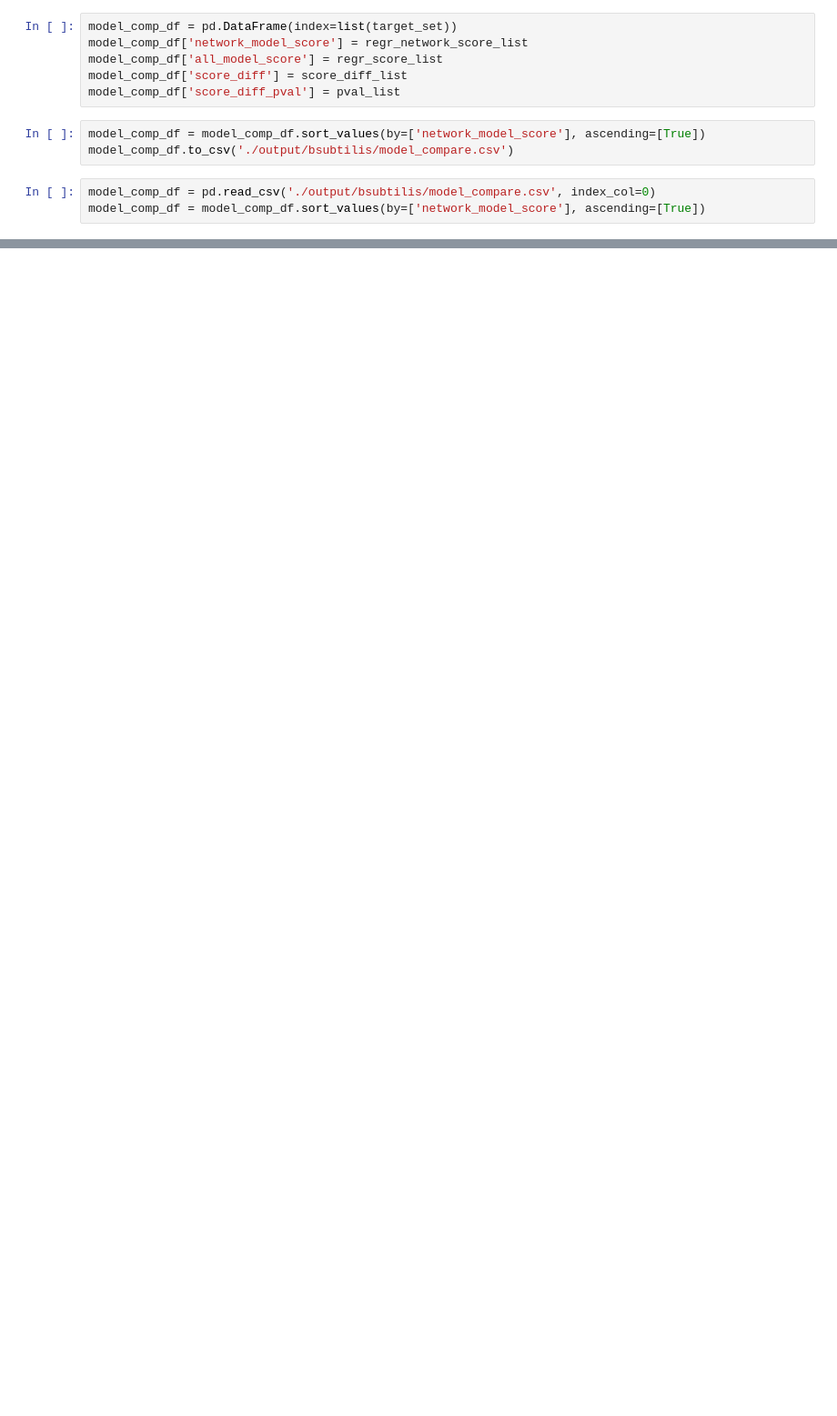
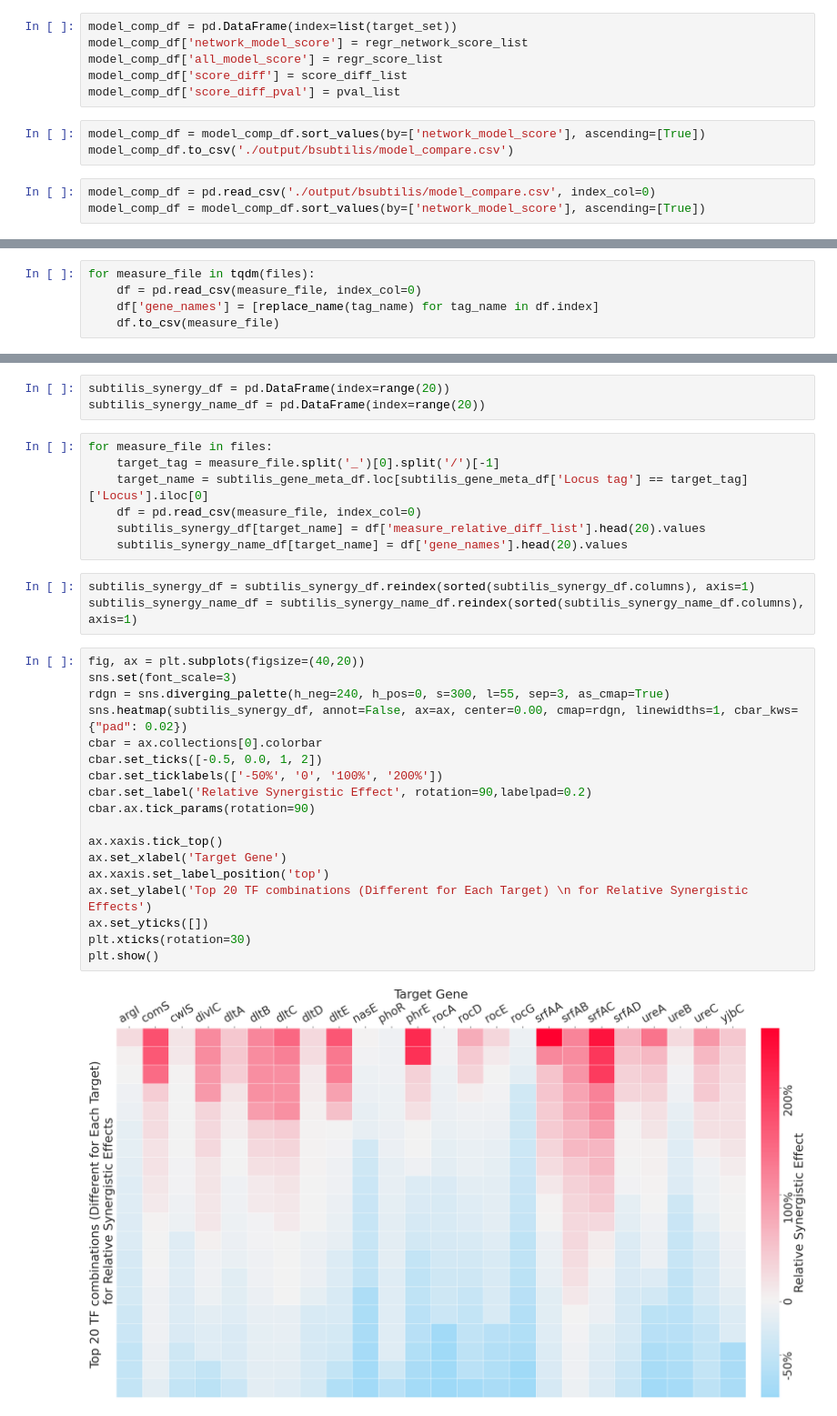
Before and after one commit to IcyFermion/feature_synergy, a Jupyter notebook: subtilis_exp.ipynb, the cells around one changed output, grey strips where cells are left out. Shown: that part at 91% size. Saved outputs shown, nothing was run; the diff lists cells and outputs as text; blank space fills up the shorter version.

```diff
--- a/subtilis_exp.ipynb
+++ b/subtilis_exp.ipynb
@@ -226,0 +229,5 @@ df
+# %%
+for measure_file in tqdm(files):
+    df = pd.read_csv(measure_file, index_col=0)
+    df['gene_names'] = [replace_name(tag_name) for tag_name in df.index]
+    df.to_csv(measure_file)
@@ -226,0 +238,33 @@ df
+# %%
+subtilis_synergy_df = pd.DataFrame(index=range(20))
+subtilis_synergy_name_df = pd.DataFrame(index=range(20))
+# %%
+for measure_file in files:
+    target_tag = measure_file.split('_')[0].split('/')[-1]
+    target_name = subtilis_gene_meta_df.loc[subtilis_gene_meta_df['Locus tag'] == target_tag]['Locus'].iloc[0]
+    df = pd.read_csv(measure_file, index_col=0)
+    subtilis_synergy_df[target_name] = df['measure_relative_diff_list'].head(20).values
+    subtilis_synergy_name_df[target_name] = df['gene_names'].head(20).values
+# %%
+subtilis_synergy_df = subtilis_synergy_df.reindex(sorted(subtilis_synergy_df.columns), axis=1)
+subtilis_synergy_name_df = subtilis_synergy_name_df.reindex(sorted(subtilis_synergy_name_df.columns), axis=1)
+# %%
+fig, ax = plt.subplots(figsize=(40,20))
+sns.set(font_scale=3)
+rdgn = sns.diverging_palette(h_neg=240, h_pos=0, s=300, l=55, sep=3, as_cmap=True)
+sns.heatmap(subtilis_synergy_df, annot=False, ax=ax, center=0.00, cmap=rdgn, linewidths=1, cbar_kws={"pad": 0.02})
+cbar = ax.collections[0].colorbar
+cbar.set_ticks([-0.5, 0.0, 1, 2])
+cbar.set_ticklabels(['-50%', '0', '100%', '200%'])
+cbar.set_label('Relative Synergistic Effect', rotation=90,labelpad=0.2)
+cbar.ax.tick_params(rotation=90)
+
+ax.xaxis.tick_top()
+ax.set_xlabel('Target Gene')
+ax.xaxis.set_label_position('top')
+ax.set_ylabel('Top 20 TF combinations (Different for Each Target) \n for Relative Synergistic Effects')
+ax.set_yticks([])
+plt.xticks(rotation=30)
+plt.show()
+# %% [output]
+[figure, added]
```
Also changed, not shown: parts of 12 cells of this notebook, 3 other files.
